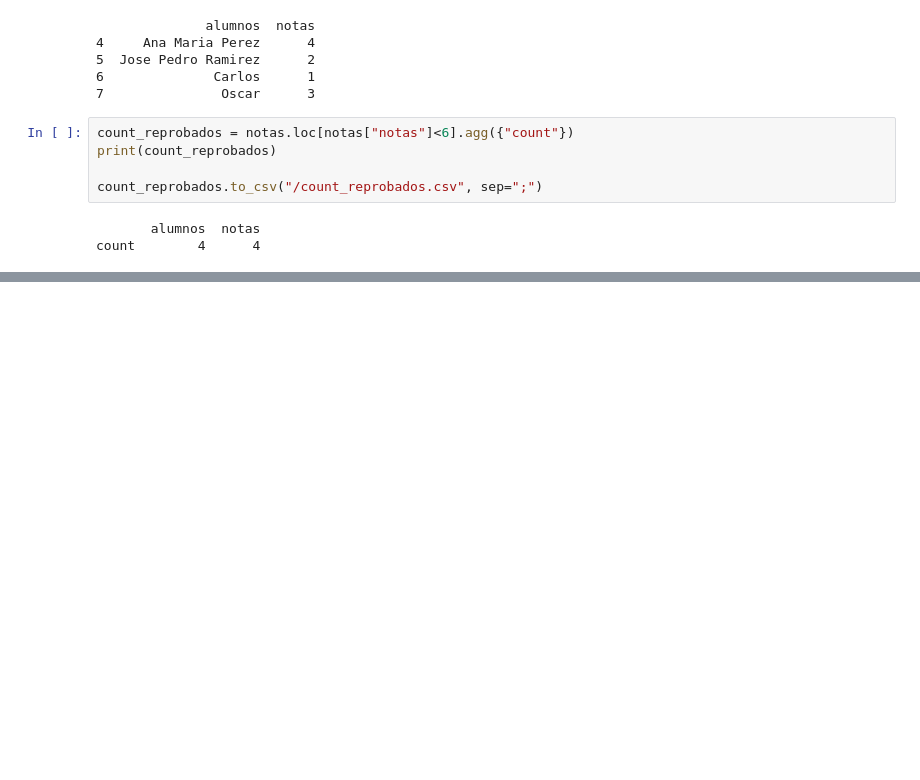
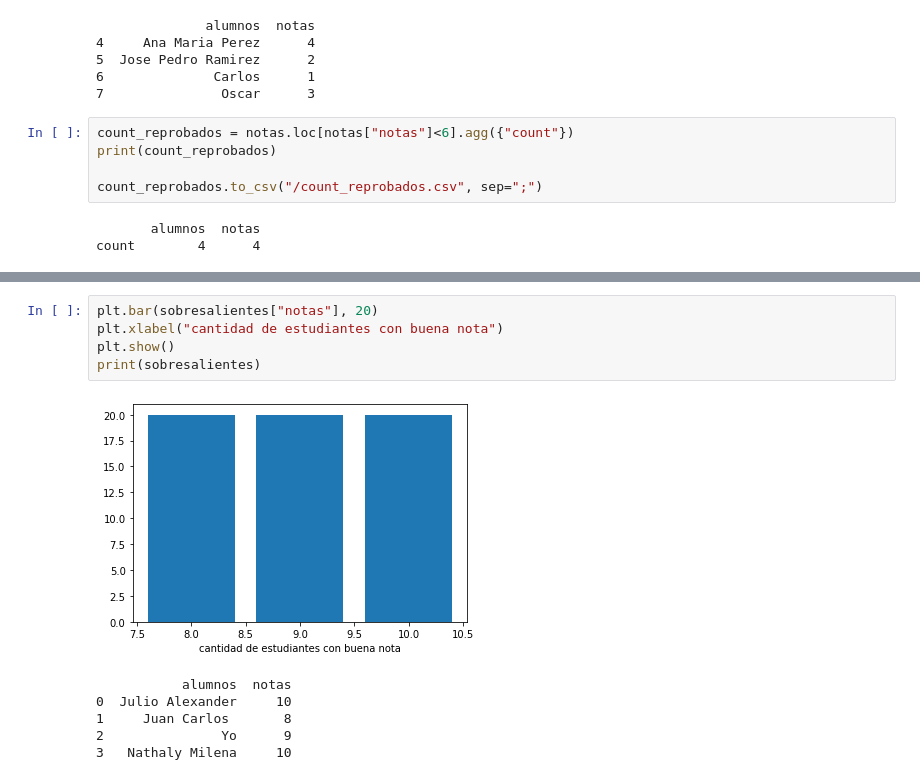
Before and after one commit to CGUEVARA03/PROGRAMACION-3, a Jupyter notebook: practicas_.ipynb, the cells around one changed output, grey strips where cells are left out. Cells and saved outputs as stored; diff of their text form; blank space fills up the shorter version.

```diff
--- a/practicas_.ipynb
+++ b/practicas_.ipynb
@@ -570,0 +585,12 @@ count        4      4
+# %%
+plt.bar(sobresalientes["notas"], 20)
+plt.xlabel("cantidad de estudiantes con buena nota")
+plt.show()
+print(sobresalientes)
+# %% [output]
+[figure, added]
+           alumnos  notas
+0  Julio Alexander     10
+1     Juan Carlos       8
+2               Yo      9
+3   Nathaly Milena     10
```
Also changed, not shown: parts of 2 cells of this notebook.
